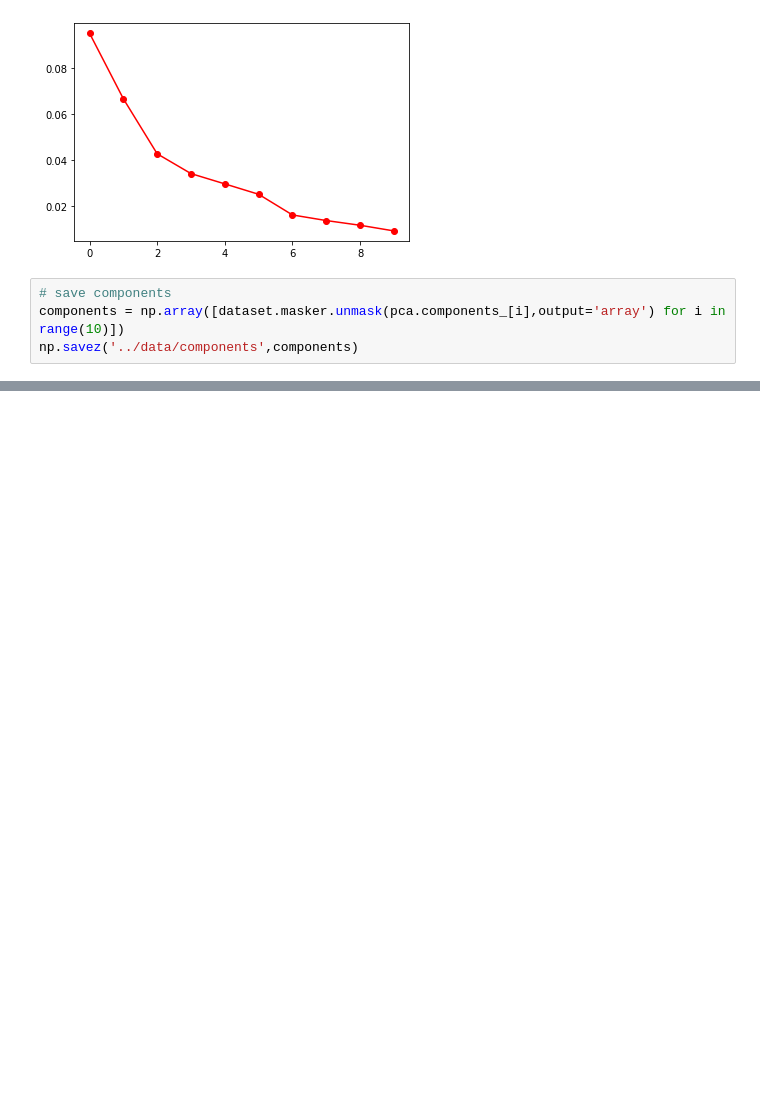
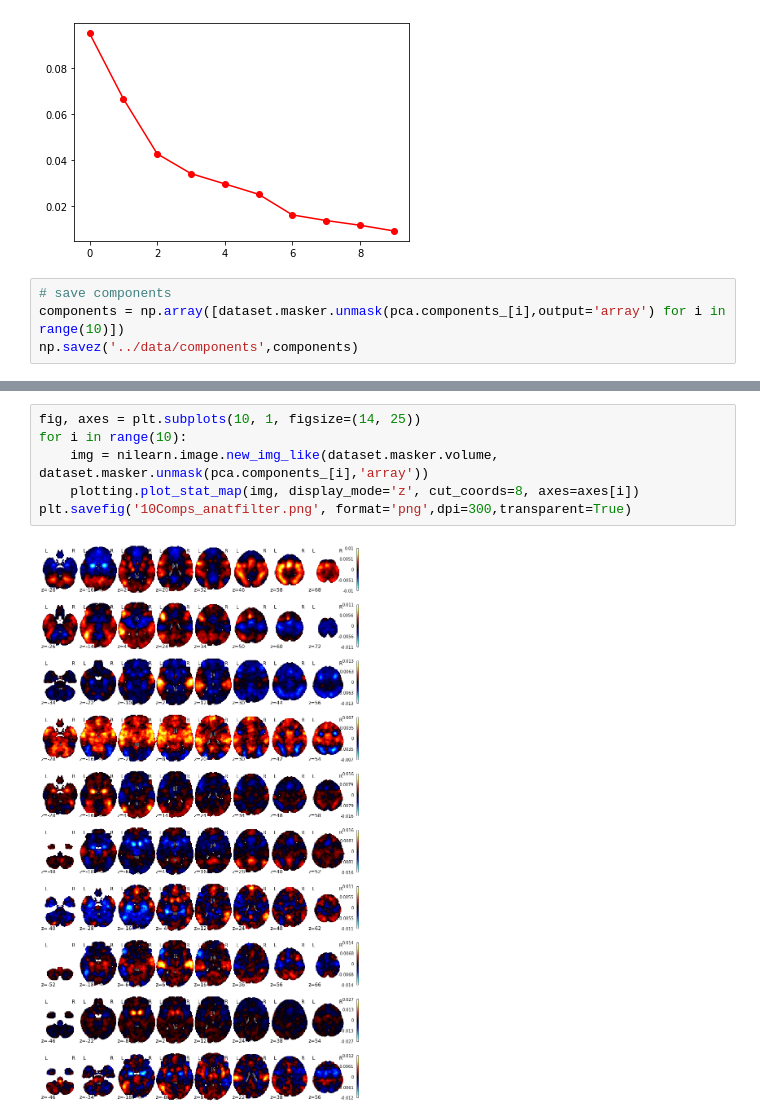
Before and after one commit to PaulScotti/educortex, a Jupyter notebook: PCA/PCA_extraction.ipynb, the cells around one changed output, grey strips where cells are left out. Drawn from its saved outputs; the diff is of its cells as text; blank space fills up the shorter version.

Commit message:
documentation and organization of visualization scripts

```diff
--- a/PCA/PCA_extraction.ipynb
+++ b/PCA/PCA_extraction.ipynb
@@ -86,0 +124,8 @@ size(components)
+# %%
+fig, axes = plt.subplots(10, 1, figsize=(14, 25))
+for i in range(10):
+    img = nilearn.image.new_img_like(dataset.masker.volume, dataset.masker.unmask(pca.components_[i],'array'))
+    plotting.plot_stat_map(img, display_mode='z', cut_coords=8, axes=axes[i])
+plt.savefig('10Comps_anatfilter.png', format='png',dpi=300,transparent=True)
+# %% [output]
+[figure, added]
```
Also changed, not shown: parts of 13 cells of this notebook, 7 other files.
